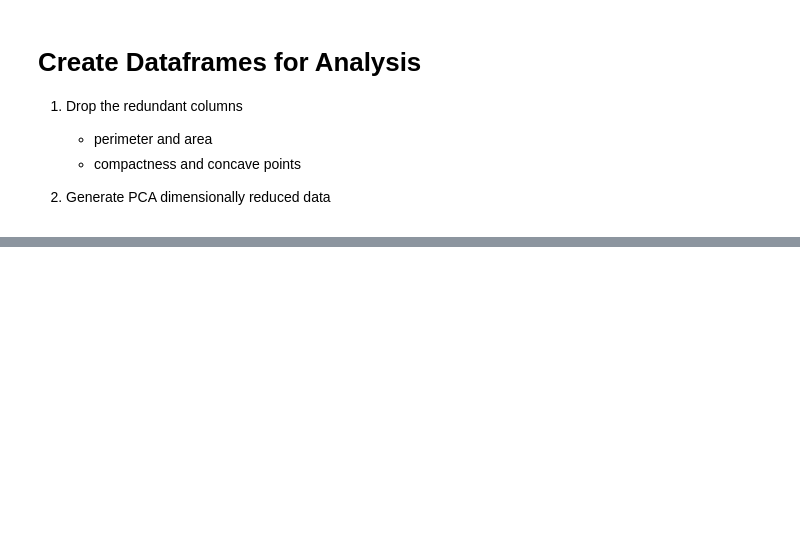
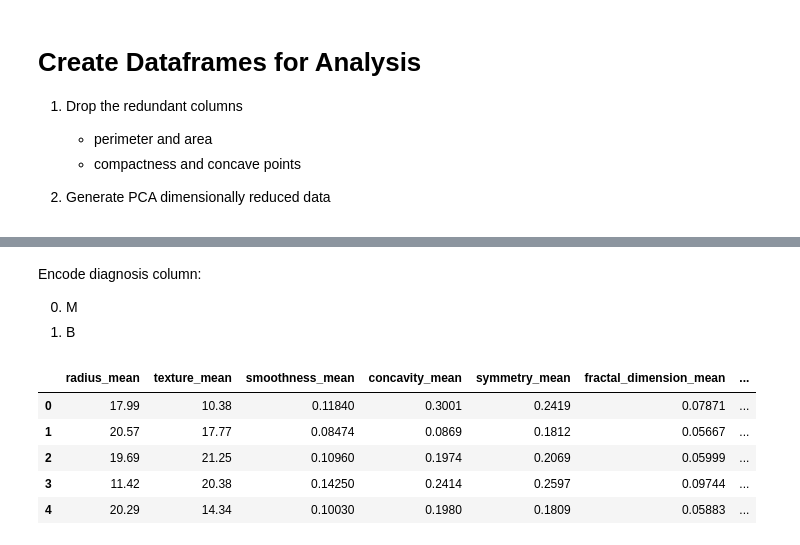
Before and after one commit to benjamin-ravenscroft/CISC471-Project, a Jupyter notebook: EDA.ipynb, the cells around one changed output, grey strips where cells are left out. Saved outputs shown, nothing was run; the diff lists cells and outputs as text; code cells hidden in the pictures; blank space fills up the shorter version.

```diff
--- a/EDA.ipynb
+++ b/EDA.ipynb
@@ -458,0 +471,23 @@ plt.show()
+# %% [markdown]
+Encode diagnosis column:
+
+0. M
+1. B
+# %%
+def column_encode(x):
+    if x == "M":
+        return 0
+    else:
+        return 1
+
+analysis_df['diagnosis_0.M_1.B'] = analysis_df['diagnosis'].apply(lambda x: column_encode(x))
+analysis_df = analysis_df.drop(columns=['diagnosis'])
+
+analysis_df.head()
+# %% [output]
+|  | radius_mean | texture_mean | smoothness_mean | concavity_mean | symmetry_mean | fractal_dimension_mean | ... |
+| 0 | 17.99 | 10.38 | 0.11840 | 0.3001 | 0.2419 | 0.07871 | ... |
+| 1 | 20.57 | 17.77 | 0.08474 | 0.0869 | 0.1812 | 0.05667 | ... |
+| 2 | 19.69 | 21.25 | 0.10960 | 0.1974 | 0.2069 | 0.05999 | ... |
+| 3 | 11.42 | 20.38 | 0.14250 | 0.2414 | 0.2597 | 0.09744 | ... |
+| 4 | 20.29 | 14.34 | 0.10030 | 0.1980 | 0.1809 | 0.05883 | ... |
```
Also changed, not shown: parts of 2 cells of this notebook.
